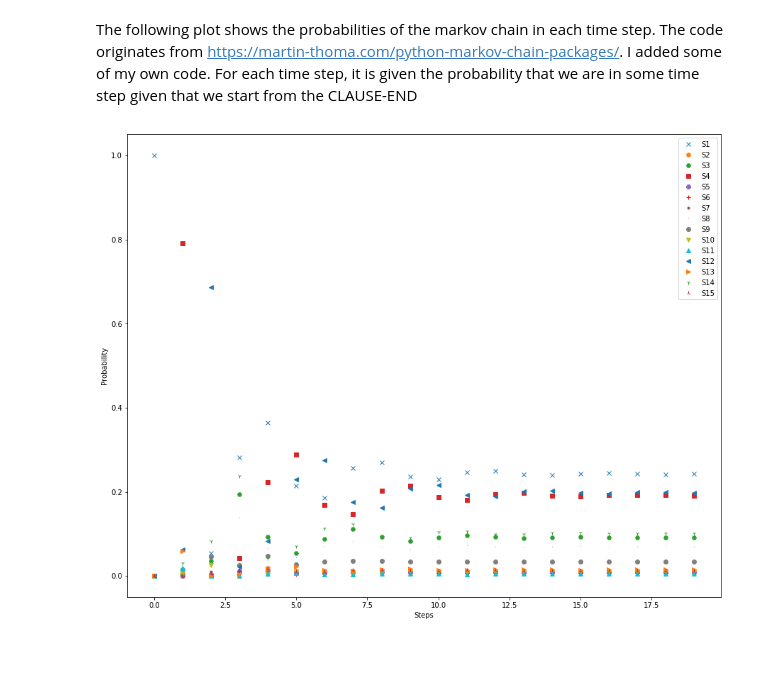
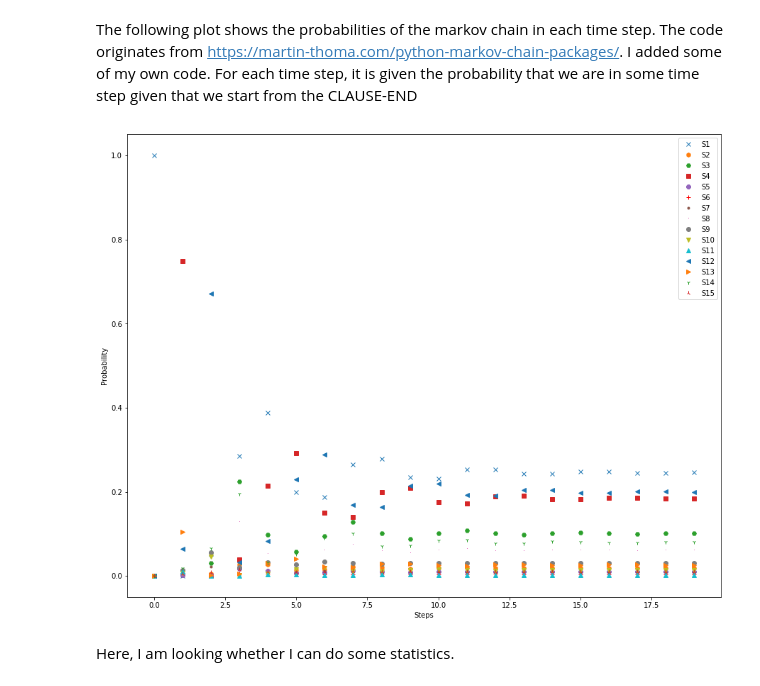
Before and after one commit to ETCBC/Probabilistic_Language_Change, a Jupyter notebook: Data analysis notebook.ipynb, the cells around one changed output. Saved outputs shown, nothing was run; the diff lists cells and outputs as text; code cells hidden in the pictures; blank space fills up the shorter version.

```diff
--- a/Data analysis notebook.ipynb
+++ b/Data analysis notebook.ipynb
@@ -13,8 +16,9 @@ import operator
 First, we create a list where all functions are stored.
 # %%
 # use os.path since we're using MacOS and Widows and paths are written differently
-genesis_file = os.path.join('data\phrase_functions', 'phrase_functions_Genesis.txt') #CODY
-genesis_file = 'phrase_functions_Genesis.txt' #ETIENNE
+book = "Reges_II"
+genesis_file = os.path.join('data\phrase_functions', 'phrase_functions_'+book+'.txt') #CODY
+genesis_file = 'phrase_functions_'+book+'.txt' #ETIENNE
 
 bookFunctions = []
 with open(genesis_file) as inputfile:
@@ -295,26 +279,28 @@ dfPn
 # %% [markdown]
 The following plot shows the probabilities of the markov chain in each time step. The code originates from https://martin-thoma.com/python-markov-chain-packages/. I added some of my own code. For each time step, it is given the probability that we are in some time step given that we start from the CLAUSE-END
 # %%
-v = np.matrix([[1, 0, 0, 0, 0, 0, 0, 0, 0, 0, 0, 0, 0, 0, 0]])
-
+v = np.zeros(len(P))
+v[0] = 1
 # Get the data
 plot_data = []
 for step in range(20):
     result = v * P**step
     plot_data.append(np.array(result).flatten())
 
 # Convert the data format
 plot_data = np.array(plot_data)
 
 # Create the plot
 plt.figure(1, figsize=(15, 12))
 plt.xlabel('Steps')
 plt.ylabel('Probability')
 lines = []
 for i, shape in zip(range(15), ['x', 'h', 'H', 's', '8', 'r+', ".", ",", "o", "v", "^", "<", ">", "1","2"]):
     line, = plt.plot(plot_data[:, i], shape, label="S%i" % (i+1))
     lines.append(line)
 plt.legend(handles=lines, loc=1)
 plt.show()
 # %% [output]
-[figure, old version]
+[figure, new version]
+# %% [markdown]
+Here, I am looking whether I can do some statistics.
```
Also changed, not shown: parts of 18 cells of this notebook, 18 other files.
